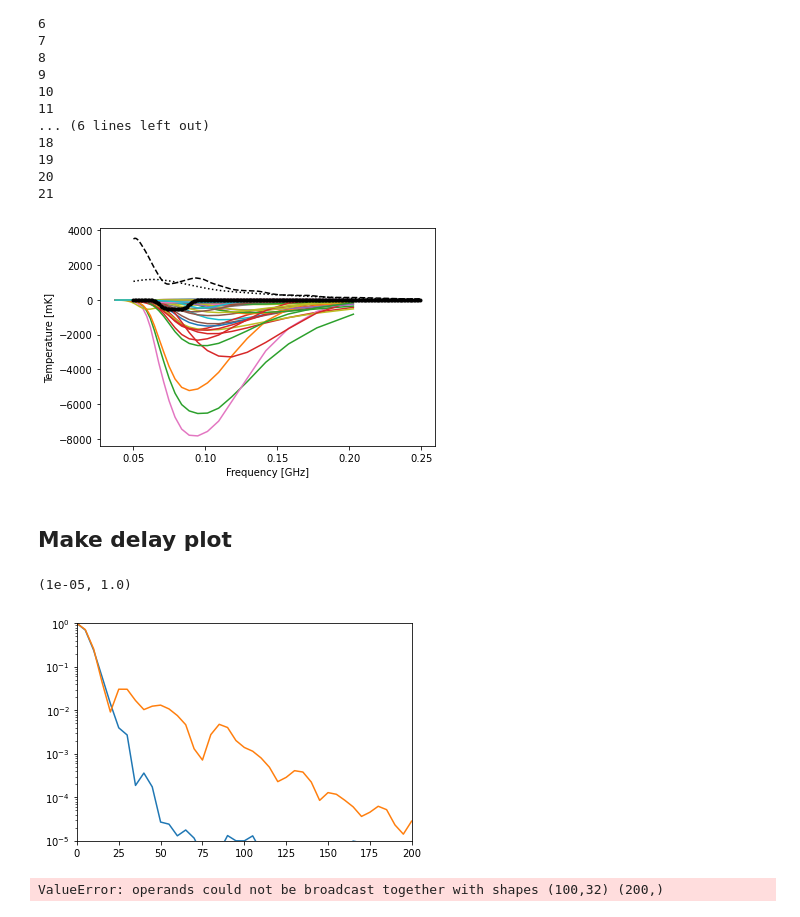
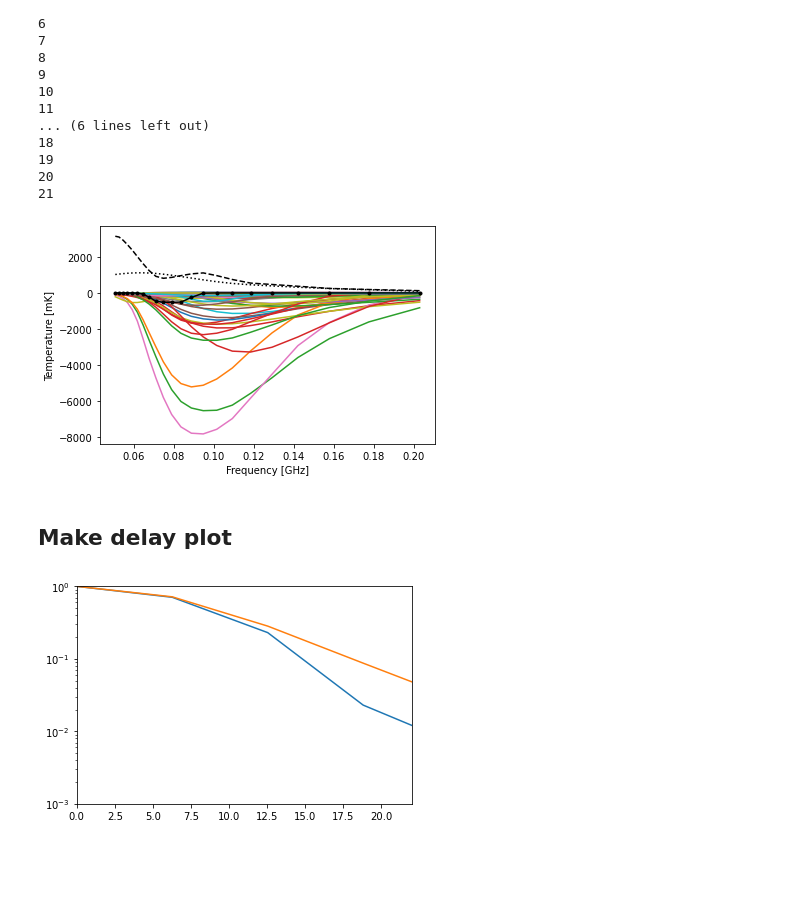
Before and after one commit to christianhbye/eigsep_misc, a Jupyter notebook: mock_vivaldi_analysis/mock_vivaldi_analysis_CHB.ipynb, the cells around one changed output. Saved outputs shown, nothing was run; the diff lists cells and outputs as text; code cells hidden in the pictures; blank space fills up the shorter version.

```diff
--- a/mock_vivaldi_analysis/mock_vivaldi_analysis_CHB.ipynb
+++ b/mock_vivaldi_analysis/mock_vivaldi_analysis_CHB.ipynb
@@ -84,6 +84,7 @@ plt.show()
 # %%
 freqs = freqs_models[(freqs_beam.max() >= freqs_models) & (freqs_models >= freqs_beam.min())]
 beams = interp1d(freqs_beam, beams, axis=0)(freqs)
+models = models[:, (freqs_beam.max() >= freqs_models) & (freqs_models >= freqs_beam.min())]
 # %%
 # interpolated beam vs phi and theta (data coordinates, extent is [pi/2, 3pi/2, 0, pi])
 plot_indx = -3
@@ -278,52 +279,52 @@ cal_dish = 180 / avg_dish[np.argmin(np.abs(freqs-0.180))]
 # %%
 def gen_eor(A, nu0, w, tau):
     B = 4 * (freqs - nu0)**2 / w**2 * np.log(-1/tau * np.log((1+np.exp(-tau))/2))
     return -A * (1 - np.exp(-tau * np.exp(B))) / (1 - np.exp(-tau))
 
 prms = {
     'A': 0.52,
     'nu0': 78.3e-3,
     'w': 20.7e-3,
     'tau': 6.5,
 }
 fake_eor = gen_eor(**prms)
 
 idata_dish = cal_dish * data_dish / gain_dish + fake_eor
 idata = cal * data / gain + fake_eor
 
 plt.figure()
 
 for mdl in models:
-    plt.plot(freqs_sampled, 1e3*mdl)
+    plt.plot(freqs, 1e3*mdl)
 plt.plot(freqs, 1e3*fake_eor, 'k.-')
 plt.plot(freqs, idata[0], 'k:')
 plt.plot(freqs, idata_dish[0], 'k--')
 
 plt.xlabel('Frequency [GHz]')
 plt.ylabel('Temperature [mK]')
 plt.show()
 # %% [output]
-[figure, old version]
+[figure, new version]
 # %% [markdown]
 ## Make delay plot
 # %%
 import scipy.signal as signal
 # %%
-bh = signal.blackmanharris(200)
+bh = signal.blackmanharris(len(freqs))
 bh /= bh.mean()
 beam_fft = np.fft.fftshift(np.fft.ifft(np.fft.fftshift(bh * beams[:, 65, 65].squeeze())))
 beam_dish_fft = np.fft.fftshift(np.fft.ifft(np.fft.fftshift(bh * beams_dish[:, 65, 65].squeeze())))
 
-dlys = np.fft.fftshift(np.fft.fftfreq(200, np.mean(np.diff(freqs))))
+dlys = np.fft.fftshift(np.fft.fftfreq(len(freqs), np.mean(np.diff(freqs))))
 plt.figure()
 plt.plot(dlys, np.abs(beam_fft / beam_fft.max()))
 plt.plot(dlys, np.abs(beam_dish_fft / beam_dish_fft.max()))
-plt.xlim(0,200)
+plt.xlim(0, len(freqs))
 plt.yscale('log')
-plt.ylim(1e-5, 1e0)
+plt.ylim(1e-3, 1e0)
+plt.show()
 # %% [output]
-(1e-05, 1.0)
-[figure, old version]
+[figure, new version]
 # %%
 def dayenu(dat, width=1.):
     _, rdat, _ = uvtools.dspec.fourier_filter(
@@ -384,8 +385,6 @@ idata_flattened_dish = dayenu(idata_dish / pcald) * pcald
 
 noise_flattened = dayenu(noise / pcal) * pcal
 noise_flattened_dish = dayenu(noise / pcald) * pcald
-# %% [output]
-ValueError: operands could not be broadcast together with shapes (100,32) (200,)
 # %%
 plt.figure()
 for mdl in rmodels:
```
Also changed, not shown: parts of 9 cells of this notebook.
